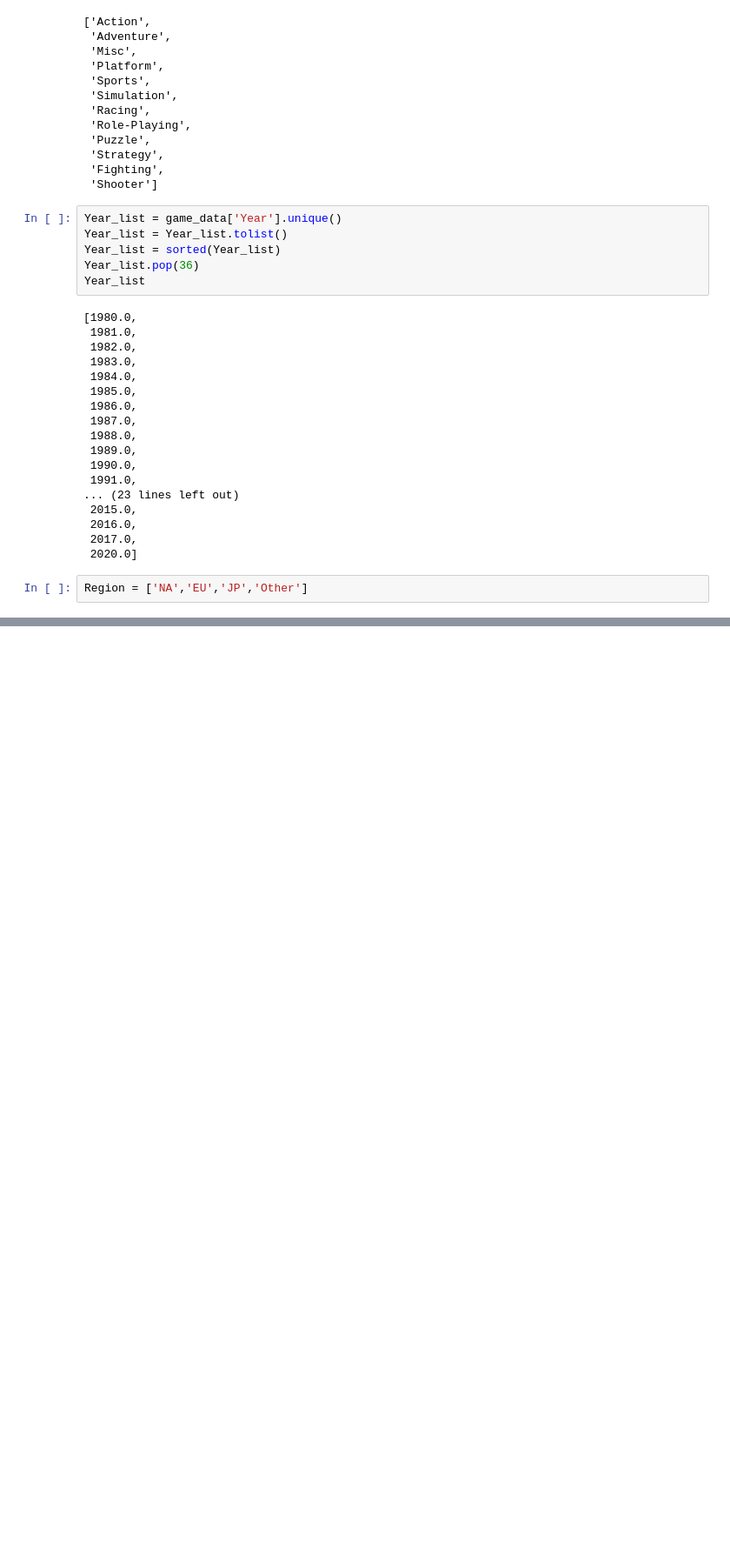
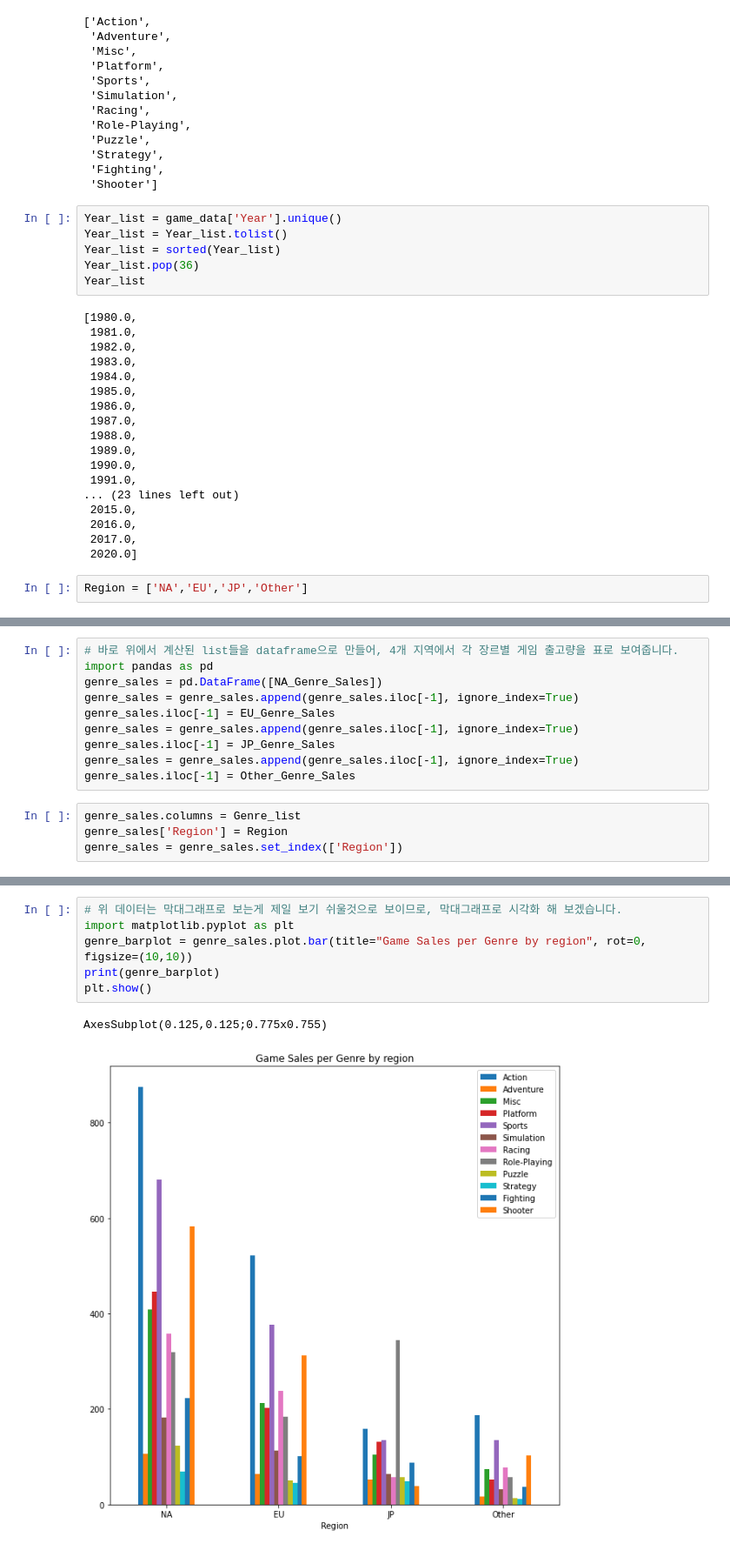
Before and after one commit to Lemonfry/ds-section1-project, a Jupyter notebook: section1-project.ipynb, the cells around one changed output, grey strips where cells are left out. Shown at 87% size. Drawn from its saved outputs; the diff is of its cells as text; blank space fills up the shorter version.

```diff
--- a/section1-project.ipynb
+++ b/section1-project.ipynb
@@ -245,0 +191,14 @@ for i in Genre_list:
+# %%
+# 바로 위에서 계산된 list들을 dataframe으로 만들어, 4개 지역에서 각 장르별 게임 출고량을 표로 보여줍니다.
+import pandas as pd
+genre_sales = pd.DataFrame([NA_Genre_Sales])
+genre_sales = genre_sales.append(genre_sales.iloc[-1], ignore_index=True)
+genre_sales.iloc[-1] = EU_Genre_Sales
+genre_sales = genre_sales.append(genre_sales.iloc[-1], ignore_index=True)
+genre_sales.iloc[-1] = JP_Genre_Sales
+genre_sales = genre_sales.append(genre_sales.iloc[-1], ignore_index=True)
+genre_sales.iloc[-1] = Other_Genre_Sales
+# %%
+genre_sales.columns = Genre_list
+genre_sales['Region'] = Region
+genre_sales = genre_sales.set_index(['Region'])
@@ -245,0 +214,9 @@ for i in Genre_list:
+# %%
+# 위 데이터는 막대그래프로 보는게 제일 보기 쉬울것으로 보이므로, 막대그래프로 시각화 해 보겠습니다.
+import matplotlib.pyplot as plt
+genre_barplot = genre_sales.plot.bar(title="Game Sales per Genre by region", rot=0, figsize=(10,10))
+print(genre_barplot)
+plt.show()
+# %% [output]
+AxesSubplot(0.125,0.125;0.775x0.755)
+[figure, added]
```
Also changed, not shown: parts of 7 cells of this notebook.
